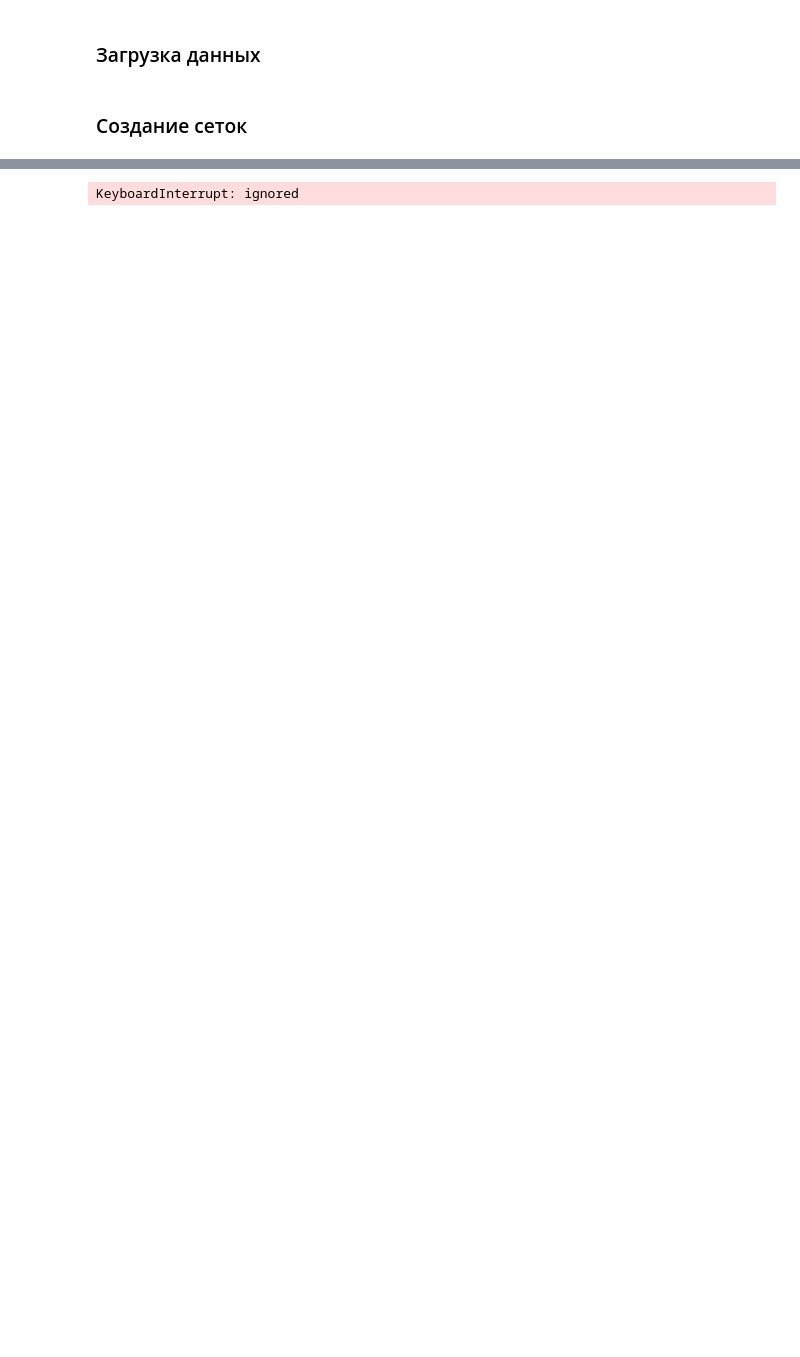
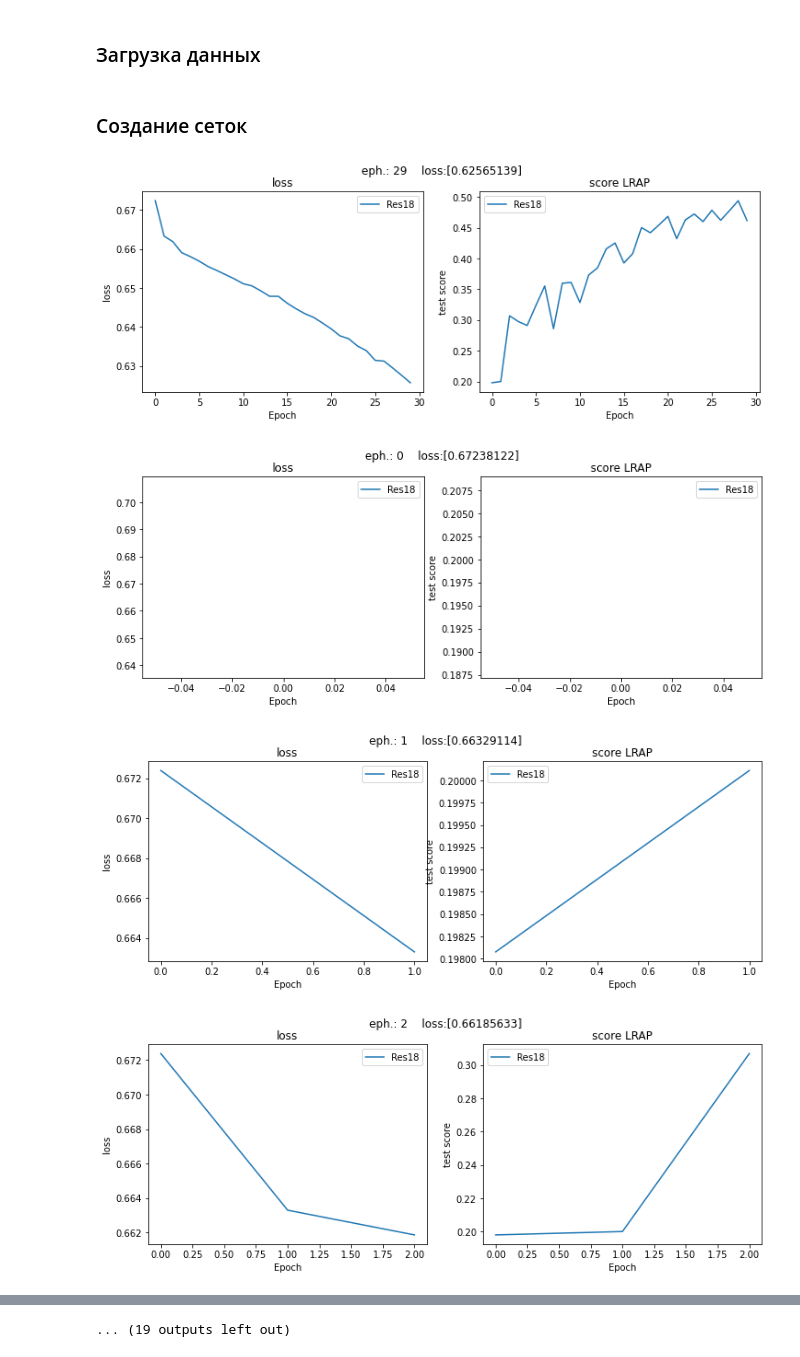
Before and after one commit to AndreyKuratov/project_mldm_21, a Jupyter notebook: MLDM_proj_5_NN_with_multilabel_data.ipynb, the cells around one changed output, grey strips where cells are left out. Cells and saved outputs as stored; diff of their text form; code cells hidden in the pictures; blank space fills up the shorter version.

```diff
--- a/MLDM_proj_5_NN_with_multilabel_data.ipynb
+++ b/MLDM_proj_5_NN_with_multilabel_data.ipynb
@@ -209,7 +205,7 @@ class simpleDataset(Dataset):
 # 3. Обучение
 # %%
 TEST_SIZE = 0.1
-BATCH_SIZE = 16
+BATCH_SIZE = 8
 
 LR = 1e-1
 LR_red = 1e-2
@@ -254,37 +250,36 @@ best_model_18 = crtclass('Res18')
 criterion_18 = nn.BCEWithLogitsLoss()
 optimizer_18 = optim.SGD(model_18.parameters(), lr=LR, momentum=MOMENTUM)
 
-model_50 = crtclass('Res50').to(DEVICE)
-best_model_50 = crtclass('Res50')
-criterion_50 = nn.BCEWithLogitsLoss()
-optimizer_50 = optim.SGD(model_50.parameters(), lr=LR, momentum=MOMENTUM)
+#model_50 = crtclass('Res50').to(DEVICE)
+#best_model_50 = crtclass('Res50')
+#criterion_50 = nn.BCEWithLogitsLoss()
+#optimizer_50 = optim.SGD(model_50.parameters(), lr=LR, momentum=MOMENTUM)
 
 
 
-models_arr = [model_18,model_50]
+models_arr = [model_18]
 
-criterion_arr = [criterion_18,criterion_50]
-optimizer_arr = [optimizer_18,optimizer_50]
+criterion_arr = [criterion_18]
+optimizer_arr = [optimizer_18]
 
 num_models = len(models_arr)
 # %%
-best_models_arr = [best_model_18,best_model_50]
-ModelNames = ['Res18','Res50']
+best_models_arr = [best_model_18]
+ModelNames = ['Res18']
 # %%
 import copy
 from IPython import display
-
+from tqdm.notebook import trange, tqdm
 
 loss_arr = []
-test_acc_array = [ [] for i in range(num_models)]
 test_score_array = [ [] for i in range(num_models)]
-max_acc = [ 0 for i in range(num_models)]
+max_score = [ 0 for i in range(num_models)]
 
-for iepoch in tqdm(range(EPOCH_NUM)):
+for iepoch in tqdm(range(EPOCH_NUM),desc='epoch step'):
   inter_loss_arr = []
   for imodel in models_arr:
     imodel.train()
-  for idata, ilabels in train_loader:
+  for idata, ilabels in tqdm(train_loader,desc='train loader'):
     cur_loss_arr = [ [] for i in range(num_models)]
     intI=0
     for imodel,icriterion ,ioptimizer in zip(models_arr,criterion_arr,optimizer_arr):
@@ -297,58 +292,49 @@ for iepoch in tqdm(range(EPOCH_NUM)):
   intI=0
 
   for imodel,ibest_model in zip(models_arr,best_models_arr):
-    acc_cur,score_cur = test_acc(test_loader,imodel,DEVICE)
-    test_acc_array[intI].append(acc_cur)
+    score_cur = test_acc(test_loader,imodel,DEVICE)
+
     test_score_array[intI].append(score_cur)
-    cur_test_acc.append(acc_cur)
-    if (acc_cur > max_acc[intI]) and (update_best_models_Flag):
-      max_acc[intI]=acc_cur
+    if (score_cur > max_score[intI]) and (update_best_models_Flag):
+      max_score[intI]=score_cur
       sd = imodel.state_dict()
       ibest_model.load_state_dict(sd)
     intI+=1
 
   strOUT_1 = 'eph.: {:} '.format(iepoch)
   strOUT_2 = 'loss:' + str(loss_arr[-1])
-  strOUT_3 = 'eph.acc. : '+ str(cur_test_acc)
-  strOUT_4 =  'best acc. : '+ str(max_acc)
+  strOUT_4 =  'best score. : '+ str(max_score)
   print(strOUT_1)
   print(strOUT_2)
-  print(strOUT_3)
   print(strOUT_4)
 
 
 
   # plot figures in epoch
   loss_arr_np = np.array(loss_arr)
-  test_acc_array_np = np.array(test_acc_array)
   test_score_array_np = np.array(test_score_array)
 
-  plt.figure(figsize=(18,4))
-  plt.subplot(1,3,1)
+  plt.figure(figsize=(12,4))
+  plt.subplot(1,2,1)
   plt.suptitle(strOUT_1+'   '+strOUT_2)
   plt.title('loss')
   plt.xlabel('Epoch')
   plt.ylabel('loss')
   for idx,inamne in enumerate(ModelNames):
     plt.plot(loss_arr_np[:,idx],label=inamne)
   plt.legend()
-
-  plt.subplot(1,3,2)
-  plt.title('acc. top-1')
-  plt.xlabel('Epoch')
-  plt.ylabel('test acc.')
-  for idx,inamne in enumerate(ModelNames):
-    plt.plot(test_acc_array_np[idx],label=inamne)
-  plt.legend()
-
-  plt.subplot(1,3,3)
+  plt.subplot(1,2,2)
   plt.title('score LRAP')
   plt.xlabel('Epoch')
   plt.ylabel('test score')
   for idx,inamne in enumerate(ModelNames):
     plt.plot(test_score_array_np[idx],label=inamne)
   plt.legend()
 
   display.clear_output(wait=True)
   display.display(plt.gcf())
 # %% [output]
+[figure, added]
+[figure, added]
+[figure, added]
+[figure, added]
@@ -355 +349 @@ for iepoch in tqdm(range(EPOCH_NUM)):
-KeyboardInterrupt: ignored
+... (19 outputs left out)
```
Also changed, not shown: parts of 9 cells of this notebook.
